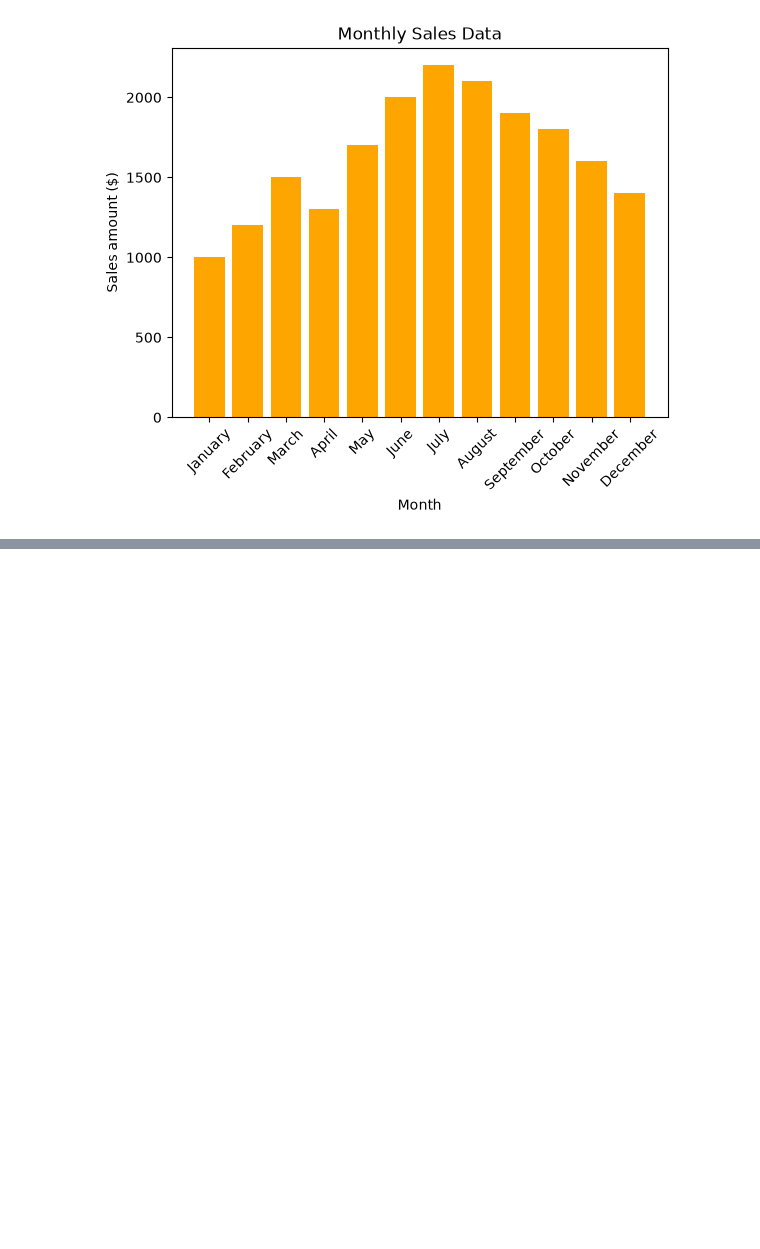
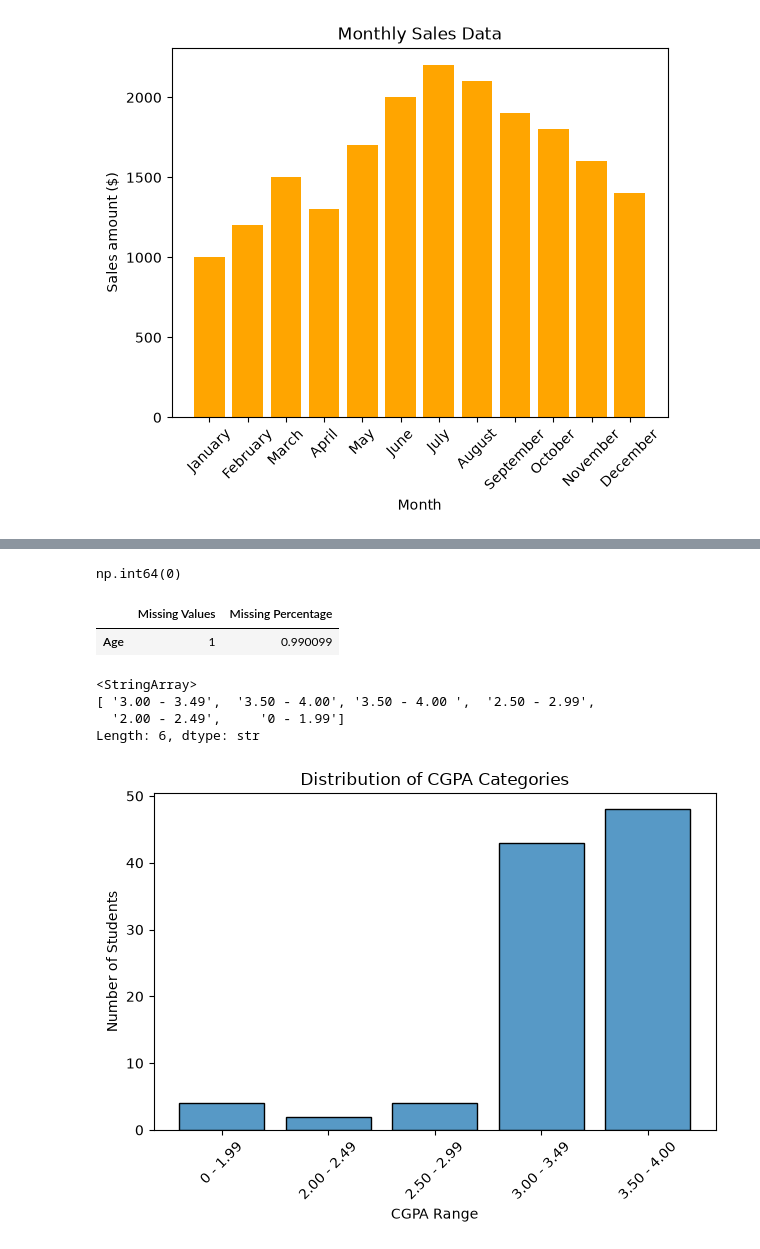
Before and after one commit to elem86/DI-Bootcamp, a Jupyter notebook: Week5/Day4/exercises.ipynb, the cells around one changed output, grey strips where cells are left out. Saved outputs shown, nothing was run; the diff lists cells and outputs as text; code cells hidden in the pictures; blank space fills up the shorter version.

```diff
--- a/Week5/Day4/exercises.ipynb
+++ b/Week5/Day4/exercises.ipynb
@@ -82,0 +100,2 @@ plt.xticks(rotation=45)
+# %%
+df = pd.read_csv('Student Mental health.csv')
@@ -82,0 +132,65 @@ plt.xticks(rotation=45)
+# %%
+df.duplicated().sum()
+# %% [output]
+np.int64(0)
+# %%
+# Compute missing values and percentages per column
+missing_values = df.isnull().sum()
+missing_percentage = (df.isnull().sum() / len(df)) * 100
+
+missing_summary = pd.DataFrame({
+    "Missing Values": missing_values,
+    "Missing Percentage": missing_percentage
+})
+
+missing_summary = missing_summary[missing_summary["Missing Values"] > 0]
+
+missing_summary
+# %% [output]
+|  | Missing Values | Missing Percentage |
+| Age | 1 | 0.990099 |
+# %%
+# Fill missing values in the "Age" column with median "Age"
+df["Age"] = df["Age"].fillna(df["Age"].median())
+# %%
+#unique values in the CGPA column
+df['What is your CGPA?'].unique()
+# %% [output]
+<StringArray>
+[ '3.00 - 3.49',  '3.50 - 4.00', '3.50 - 4.00 ',  '2.50 - 2.99',
+  '2.00 - 2.49',     '0 - 1.99']
+Length: 6, dtype: str
+# %%
+column = "What is your CGPA?"  # Replace with your exact column name
+
+df[column] = df[column].str.strip()
+
+category_order = [
+    "0 - 1.99",
+    "2.00 - 2.49",
+    "2.50 - 2.99",
+    "3.00 - 3.49",
+    "3.50 - 4.00"
+]
+
+df[column] = pd.Categorical(
+    df[column],
+    categories=category_order,
+    ordered=True
+)
+
+sns.histplot(
+    data=df,
+    x=column,
+    discrete=True,
+    shrink=0.8
+)
+
+plt.title("Distribution of CGPA Categories")
+plt.xlabel("CGPA Range")
+plt.ylabel("Number of Students")
+plt.xticks(rotation=45)
+plt.tight_layout()
+plt.show()
+# %% [output]
+[figure, added]
```
Also changed, not shown: parts of 9 cells of this notebook.
